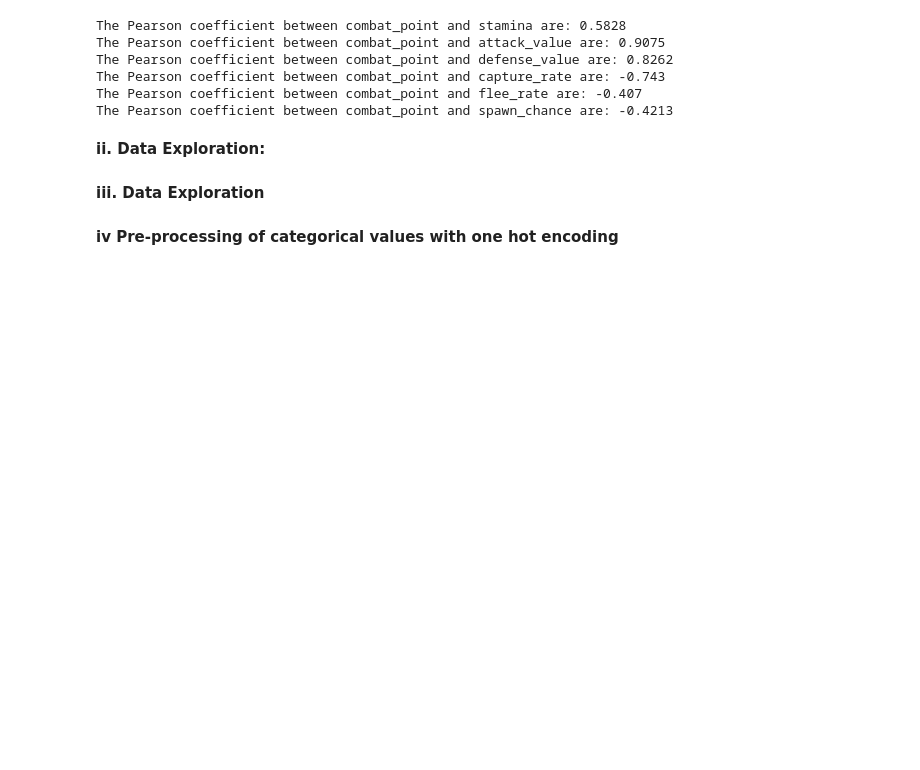
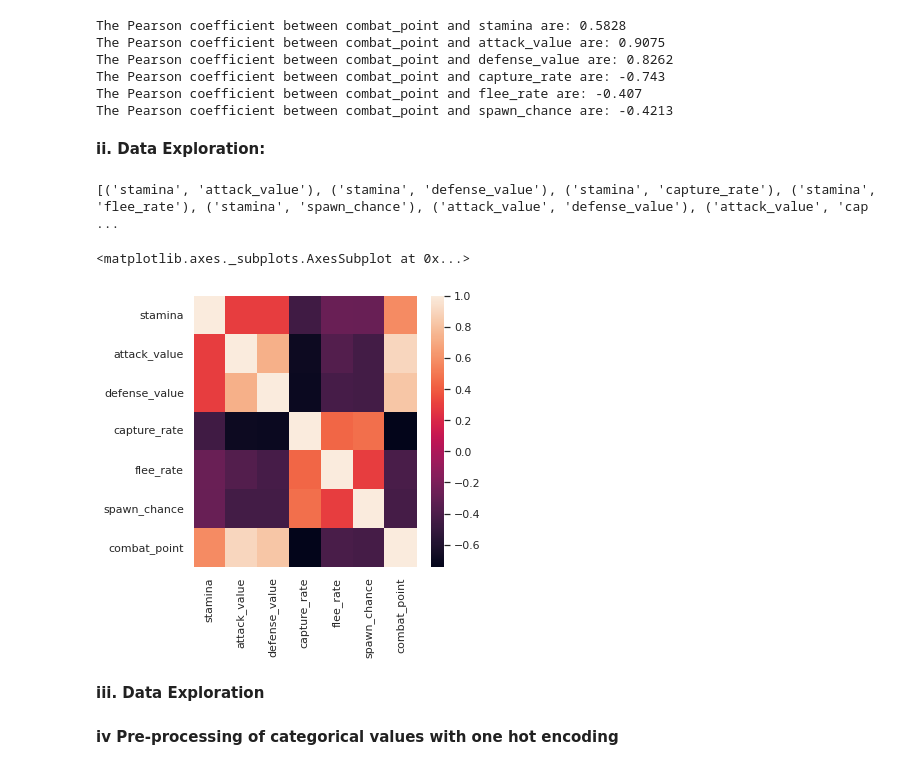
Before and after one commit to adrita23/Machine-Learning_Assignment_2, a Jupyter notebook: ML_Fall21_HW2.ipynb, the cells around one changed output. Drawn from its saved outputs; the diff is of its cells as text; code cells hidden in the pictures; blank space fills up the shorter version.

```diff
--- a/ML_Fall21_HW2.ipynb
+++ b/ML_Fall21_HW2.ipynb
@@ -74,3 +70,38 @@ The Pearson coefficient between combat_point and spawn_chance are: -0.4213
+# %%
+numerical_attributes = data.columns[1:-2]
+#print(numerical_attributes)
+from itertools import combinations
+
+comb = list(combinations(numerical_attributes, 2))
+print(comb, len(comb))
+# %% [output]
+[('stamina', 'attack_value'), ('stamina', 'defense_value'), ('stamina', 'capture_rate'), ('stamina', 'flee_rate'), ('stamina', 'spawn_chance'), ('attack_value', 'defense_value'), ('attack_value', 'cap ...
+# %%
+# iii. Plot scatters plots between the features and see thier correlation
+fig, axes = plt.subplots(3, 5)
+sns.set(rc = {'figure.figsize':(25,10)})
+j = 0
+for i in range(len(comb)):
+  feature1 = comb[i][0]
+  feature2 = comb[i][1]
+  sns.scatterplot(ax=axes[j][i%5], x=data[feature1], y = data[feature2], data = data)
+  axes[j][i%5].set_title(feature1 + " vs " + feature2)
+  if (i+1)%5 ==0:
+    j+=1
+  pearson_r, p = stats.pearsonr(data[feature1], data[feature2])
+  print(f"The Pearson coefficient between {feature1} and {feature2} are: {round(pearson_r,4)}")
+
+#calculate correlation matrix and plot heatmap
+dataC = data[1:-2]
+cormat = dataC.corr()
+#print(round(cormat,4))
+# %%
+#calculate correlation matrix and plot heatmap
+sns.set(rc = {'figure.figsize':(5,5)})
+sns.heatmap(cormat)
+# %% [output]
+<matplotlib.axes._subplots.AxesSubplot at 0x...>
+[figure, added]
 # %% [markdown]
 **iii. Data Exploration**
 # %%
```
Also changed, not shown: parts of 6 cells of this notebook.
